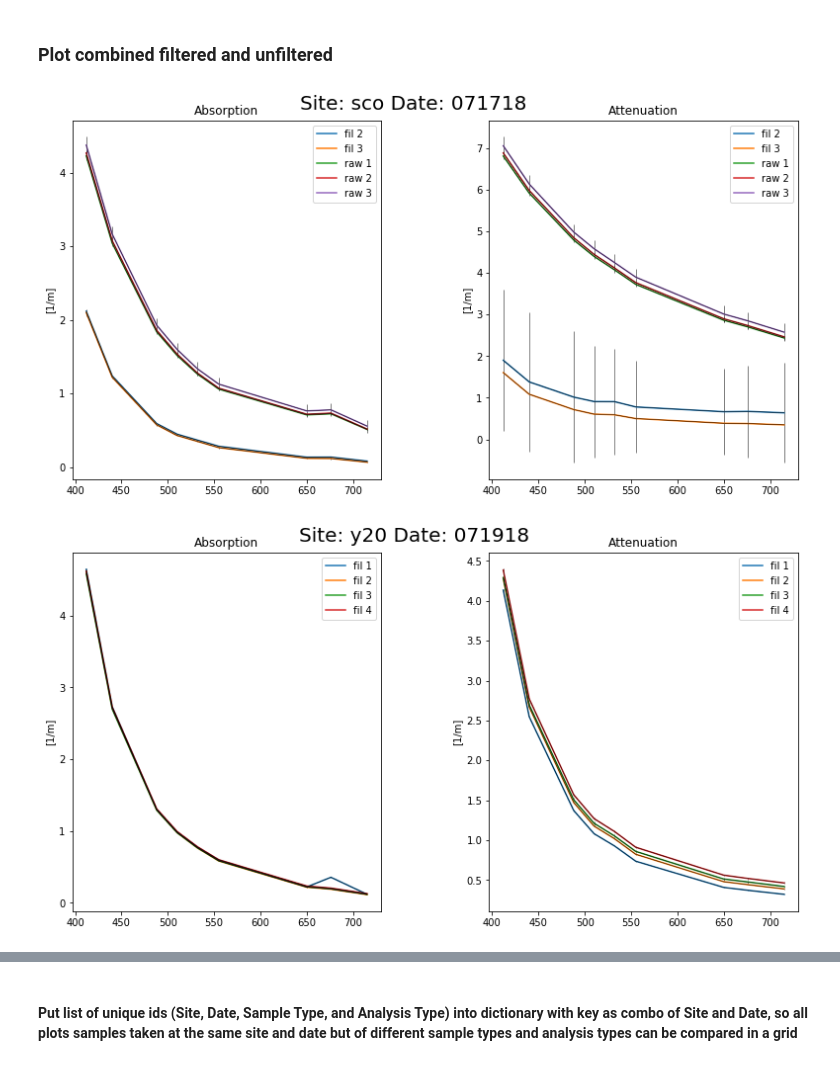
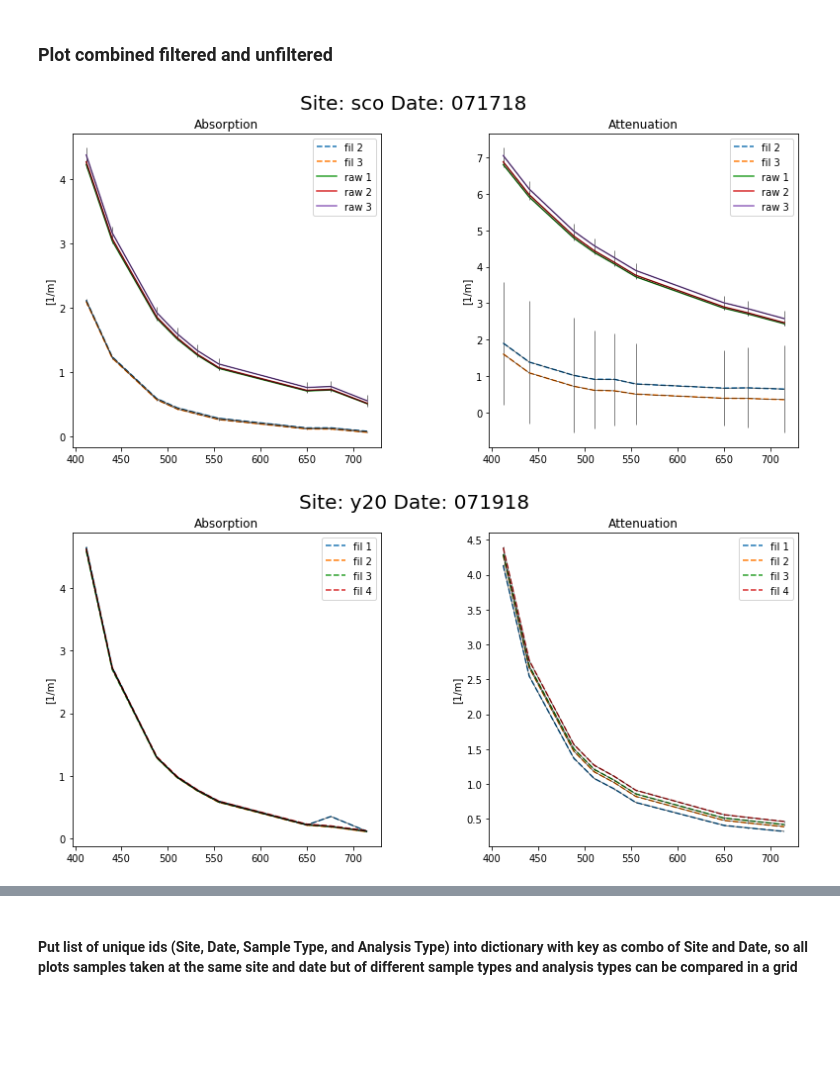
Before and after one commit to catherinekuhn/FreshwatersOpticsToolkit, a Jupyter notebook: Code/ABOVE_AC9_combine_replicates.ipynb, the cells around one changed output, grey strips where cells are left out. Cells and saved outputs as stored; diff of their text form; code cells hidden in the pictures; blank space fills up the shorter version.

```diff
--- a/Code/ABOVE_AC9_combine_replicates.ipynb
+++ b/Code/ABOVE_AC9_combine_replicates.ipynb
@@ -89,7 +95,13 @@ def plotting_absorption_combinefilandtot(list_of_files, title='Title'):
             Sensor, Date, Site, Sample_Type, Abs_Type, Rep, T1, T2= list_of_files[filename].split('/')[-1].split('.')[0].split('_')
             repname = Sample_Type+' '+Rep
             labels_list.append(repname)
-            plt.plot('wl','mean',data=df,label=repname)
+            if Sample_Type == 'fil':
+                linestyle = '--'
+            if Sample_Type == 'raw':
+                linestyle = '-'
+            if Sample_Type == 'cal':
+                linestyle = ':'
+            plt.plot('wl','mean',data=df,label=repname,linestyle=linestyle)
             #plt.scatter('wl', 'a_mean', data = df)
             plt.errorbar('wl', 'mean', yerr='std', fmt='k-', linewidth=0.5, data = df)
     plt.ylabel('[1/m]')
@@ -131,26 +145,5 @@ for subdirectory in get_subdirectories(replicate_files_location):
             dict_of_files[unique_id] = [filename]
         else:
             dict_of_files[unique_id].append(filename)
-# %%
-dict_of_files = {}
-list_of_sampleids = []
-for subdirectory in get_subdirectories(replicate_files_location):
-    plotfiles = sorted(glob.glob(replicate_files_location+'/'+subdirectory+'/*.csv'))
-    for filename in plotfiles:
-        #Get file info
-        Sensor, Date, Site, Sample_Type, Abs_Type, Rep, T1, T2= filename.split('/')[-1].split('.')[0].split('_')
-        if 'cals' in subdirectory:
-            if '_a_' in filename:
-                unique_id = 'All_Calibrations_Absorption'
-            if '_c_' in filename:
-                unique_id = 'All_Calibrations_Attenuation'
-        else:
-            unique_id = '_'.join([Date, Site, Sample_Type, Abs_Type])
-            if unique_id not in list_of_sampleids:
-                list_of_sampleids.append(unique_id)
-        if unique_id not in dict_of_files:
-            dict_of_files[unique_id] = [filename]
-        else:
-            dict_of_files[unique_id].append(filename)
 # %% [markdown]
 ### Plot combined filtered and unfiltered
@@ -188,20 +175,20 @@ for i in plotting_dict:
 # %%
 sample_types = {'fil':"Filtered",'raw':'Unfiltered (Raw)','cal':"Calibration"}
 abs_types = {'a':'Absorption','c':'Attenuation'}
 
 for i in plotting_dict_combinesampletypes:
     Date_all, Site_all = i.split('_')
-    plt.subplots(1, 2, figsize=(12, 6))
+    plt.subplots(1, 2, figsize=(12, 5.5))
     count = 0
     for j in ['a','c']:
         count += 1
         plt.subplot(1, 2, count)
         my_plot = plotting_absorption_combinefilandtot(plotting_dict_combinesampletypes[i][j], title=abs_types[j])
         #dict_of_sampleids_and_plots[sampleid] = my_plot
-    plt.subplots_adjust(top=0.92, bottom=0.08, left=0.10, right=0.95, hspace=0.25,
+    plt.subplots_adjust(top=0.88, bottom=0.08, left=0.10, right=0.95, hspace=0.25,
                     wspace=0.35)
     my_plot.suptitle('Site: '+Site_all+' '+'Date: '+Date_all, fontsize=20)
     my_plot.show()
 # %% [output]
-[figure, old version]
+[figure, new version]
-[figure, old version]
+[figure, new version]
```
Also changed, not shown: parts of 9 cells of this notebook.
